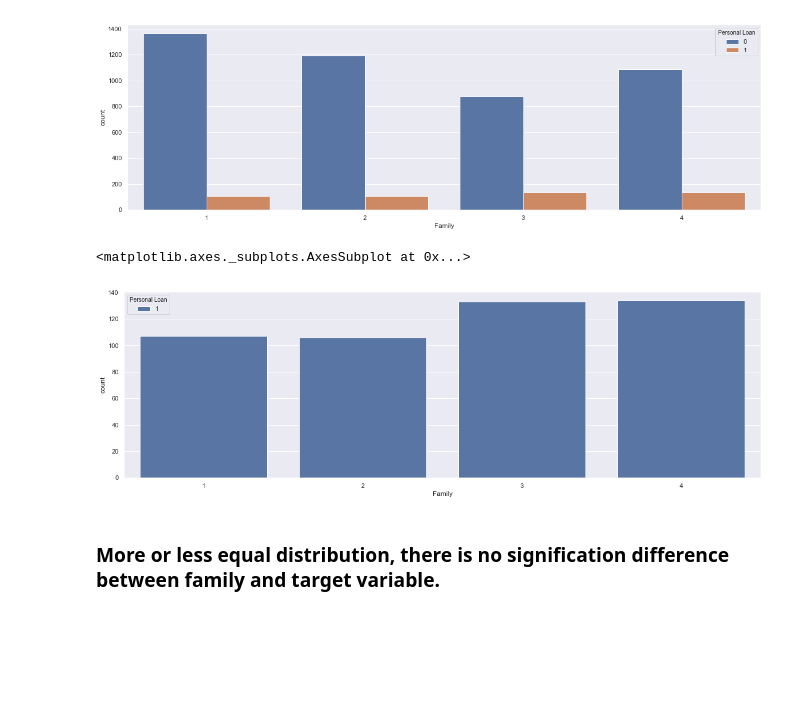
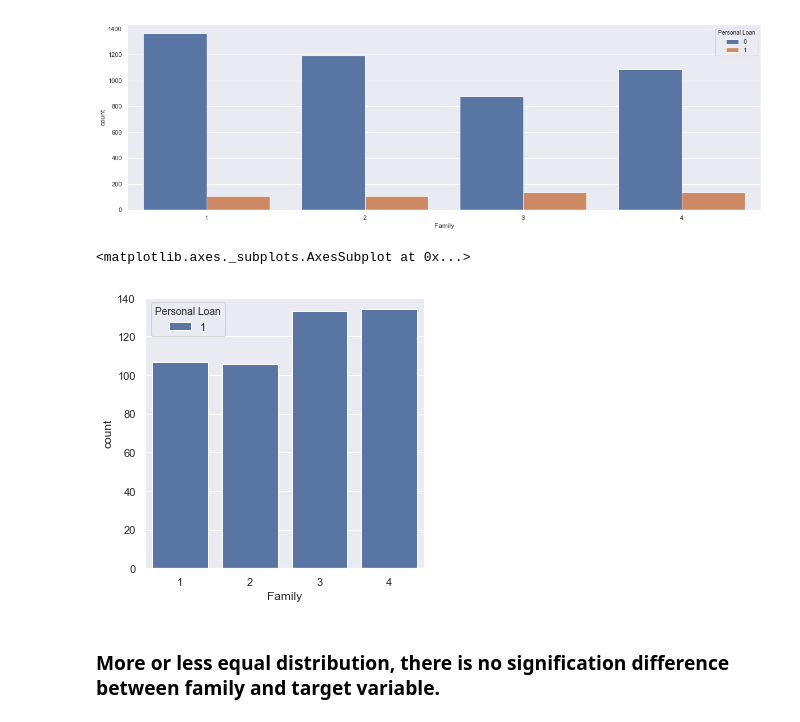
Before and after one commit to Shankar-Murugan/project-work, a Jupyter notebook: Supervised_Learning_R3_Project2_Thera_Bank.ipynb, the cells around one changed output. Cells and saved outputs as stored; diff of their text form; code cells hidden in the pictures; blank space fills up the shorter version.

```diff
--- a/Supervised_Learning_R3_Project2_Thera_Bank.ipynb
+++ b/Supervised_Learning_R3_Project2_Thera_Bank.ipynb
@@ -208,5 +208,5 @@ sns.distplot(df['Education'], bins=3)
 # %%
-rcParams['figure.figsize'] = 20,6
+rcParams['figure.figsize'] = 5,5
 sns.countplot(x='Education',data=df, hue='Personal Loan')
 # %% [output]
 <matplotlib.axes._subplots.AxesSubplot at 0x...>
@@ -214,5 +214,5 @@ sns.countplot(x='Education',data=df, hue='Personal Loan')
 # %%
-rcParams['figure.figsize'] = 20,6
+rcParams['figure.figsize'] = 5,5
 sns.countplot(x='Education',data=df_age_PL, hue='Personal Loan')
 # %% [output]
 <matplotlib.axes._subplots.AxesSubplot at 0x...>
@@ -268,11 +270,11 @@ sns.countplot(x='Family',data=df,hue='Personal Loan')
 <matplotlib.axes._subplots.AxesSubplot at 0x...>
 [figure]
 # %%
-rcParams['figure.figsize'] = 20,6
+rcParams['figure.figsize'] = 5,5
 sns.countplot(x='Family',data=df_age_PL,hue='Personal Loan')
 # %% [output]
 <matplotlib.axes._subplots.AxesSubplot at 0x...>
-[figure, old version]
+[figure, new version]
 # %% [markdown]
 ### More or less equal distribution, there is no signification difference between family and target variable.
 # %% [markdown]
```
Also changed, not shown: parts of 85 cells of this notebook.
